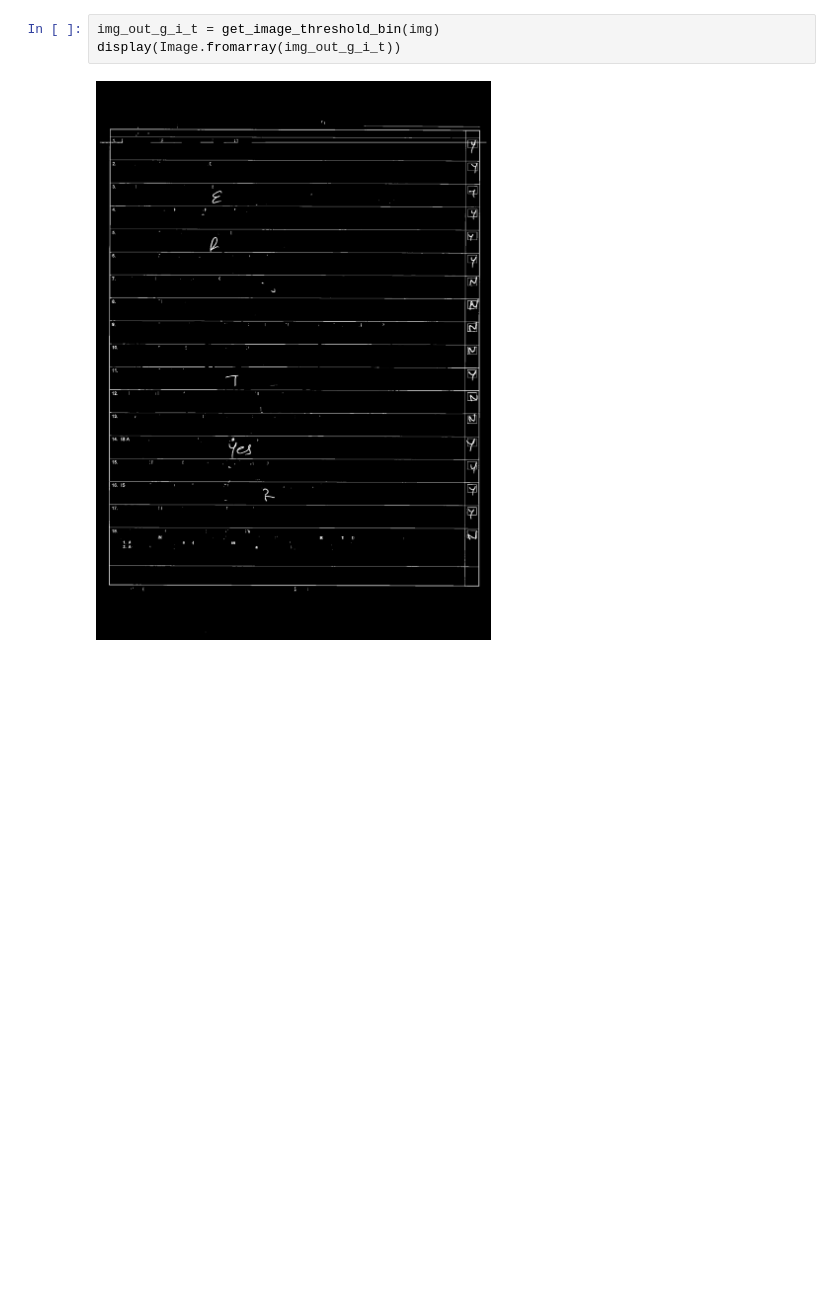
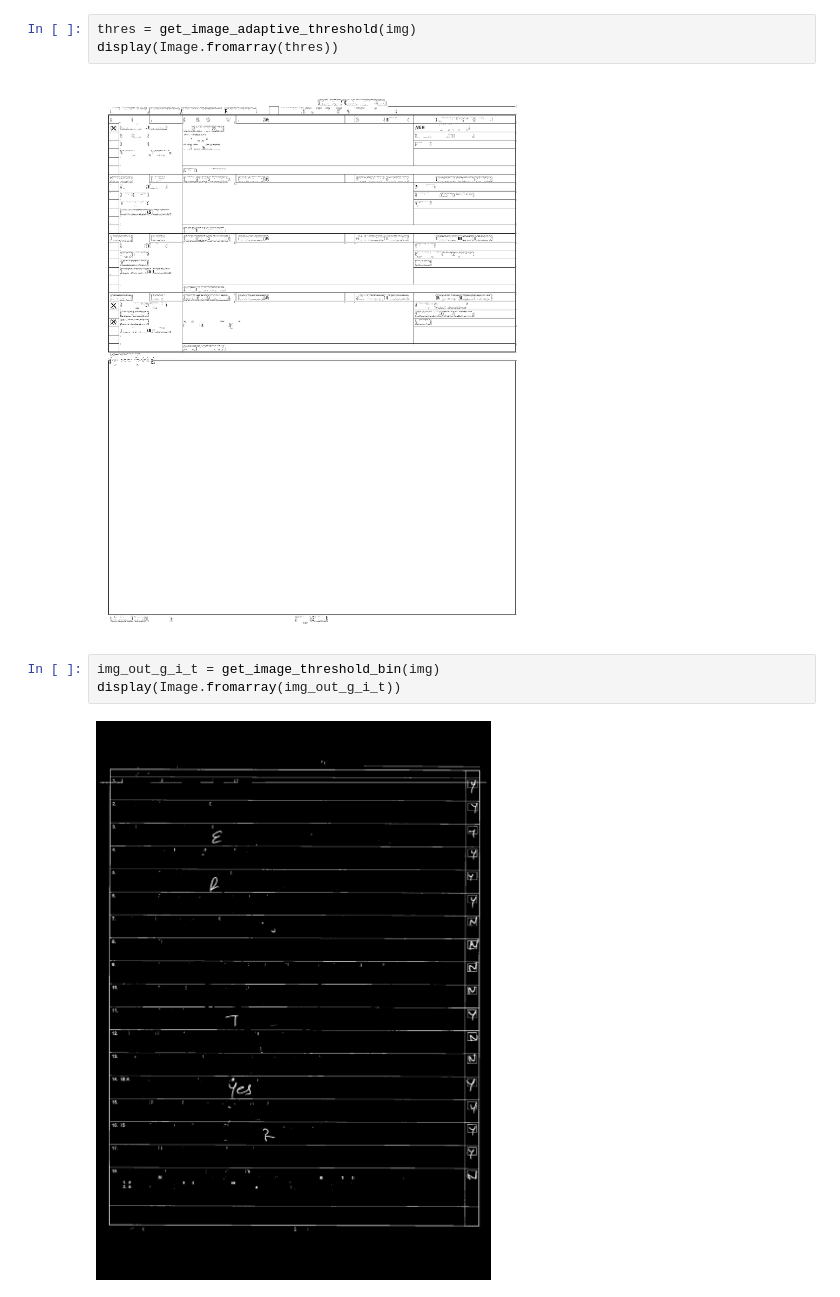
Before and after one commit to maheshmadhusudanan/EAST, a Jupyter notebook: pipeline/open-cv-fix-broken-lines.ipynb, the cells around one changed output. Cells and saved outputs as stored; diff of their text form; blank space fills up the shorter version.

```diff
--- a/pipeline/open-cv-fix-broken-lines.ipynb
+++ b/pipeline/open-cv-fix-broken-lines.ipynb
@@ -29,3 +38,8 @@ line_only_img = cv2.imread(file_ready_for_lines_detection)
+# %%
+thres = get_image_adaptive_threshold(img)
+display(Image.fromarray(thres))
+# %% [output]
+[figure, added]
 # %%
 img_out_g_i_t = get_image_threshold_bin(img)
 display(Image.fromarray(img_out_g_i_t))
```
Also changed, not shown: parts of 29 cells of this notebook, 9 other files.
